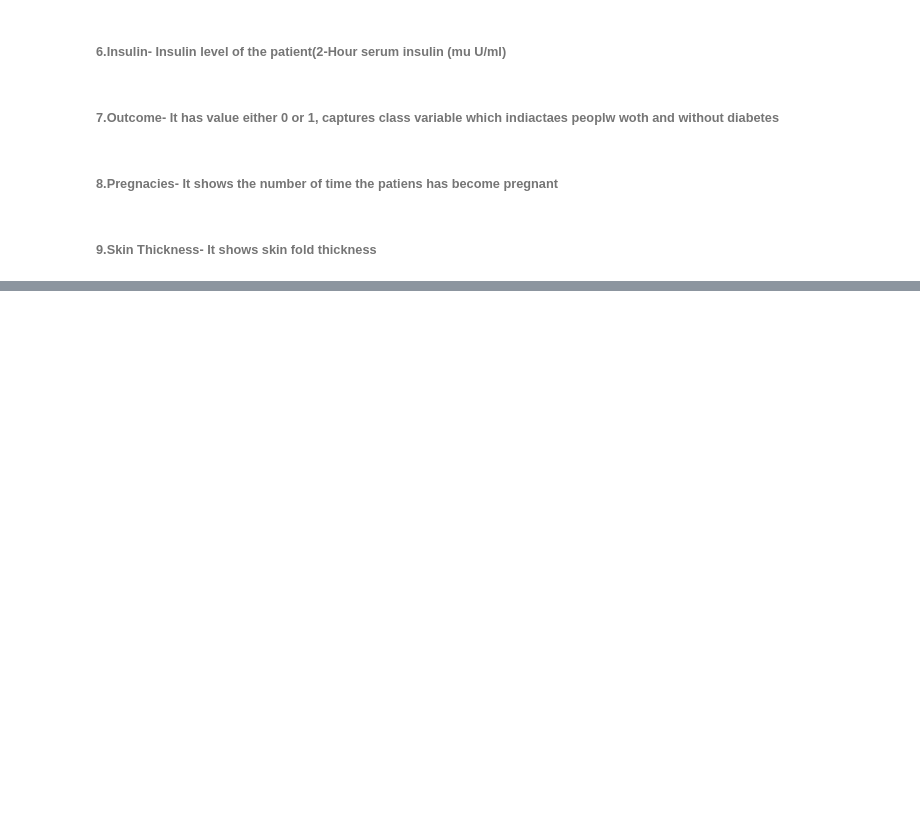
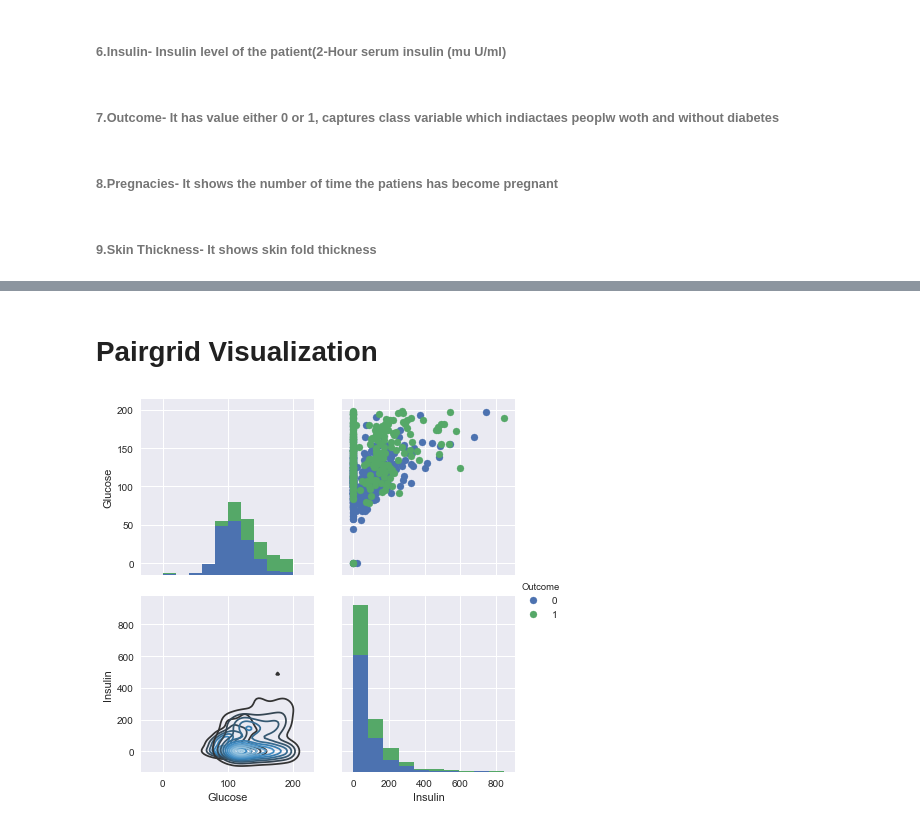
Before and after one commit to saurabhanand11/datasciencecoursera, a Jupyter notebook: Capstone1.ipynb, the cells around one changed output, grey strips where cells are left out. Saved outputs shown, nothing was run; the diff lists cells and outputs as text; code cells hidden in the pictures; blank space fills up the shorter version.

```diff
--- a/Capstone1.ipynb
+++ b/Capstone1.ipynb
@@ -79,0 +94,11 @@ plt.show()
+# %% [markdown]
+# Pairgrid Visualization
+# %%
+pg = sns.PairGrid(read_diab, vars=['Glucose', 'Insulin'], hue="Outcome", size=3.0)
+pg.map_diag(plt.hist)
+pg.map_upper(plt.scatter)
+pg.map_lower(sns.kdeplot, cmap="Blues_d")
+pg.add_legend()
+plt.show()
+# %% [output]
+[figure, added]
```
Also changed, not shown: parts of 12 cells of this notebook.
